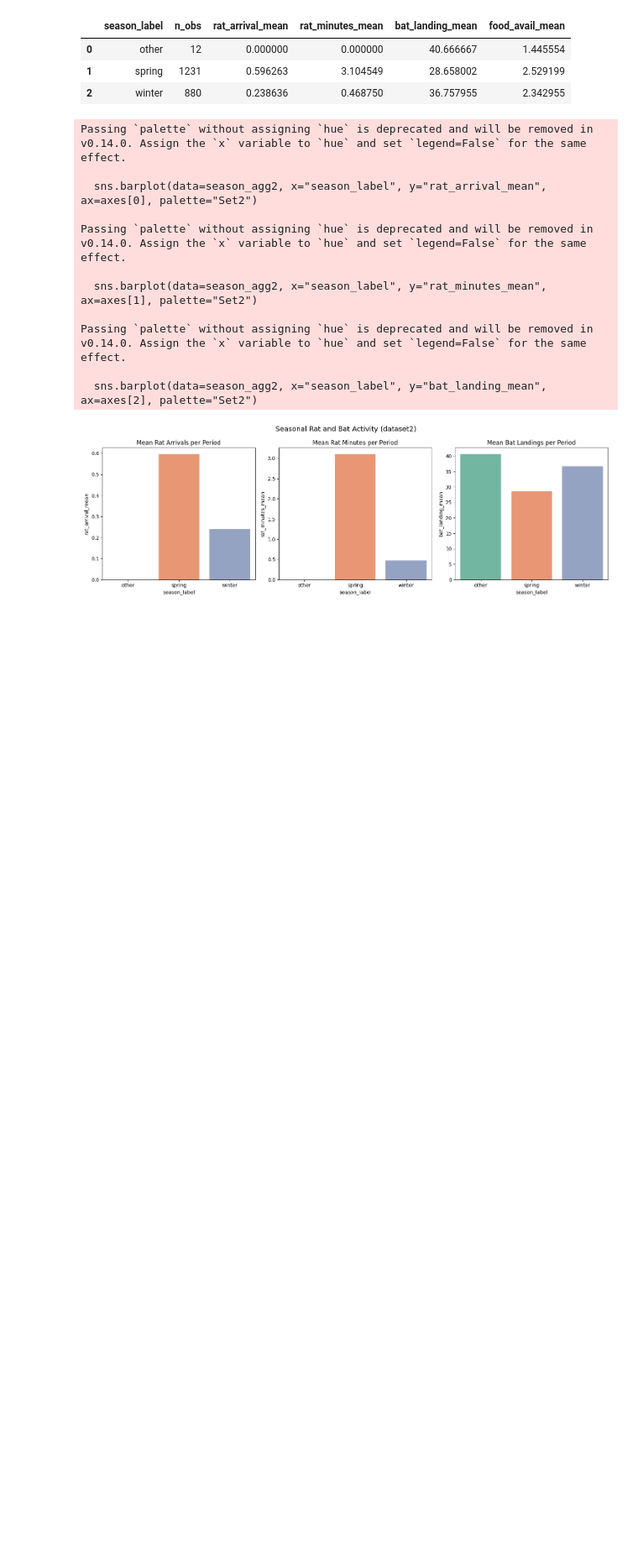
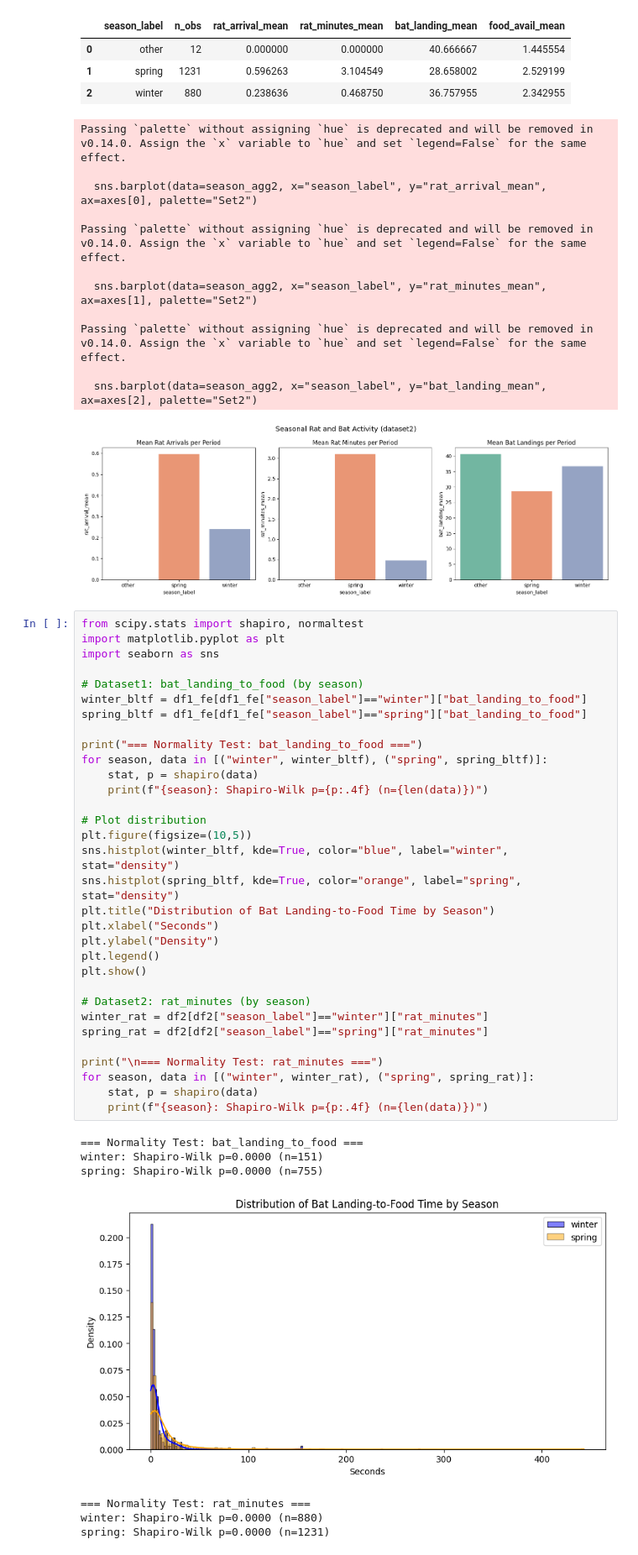
Before and after one commit to Harinder-cdu/HIT410-group54, a Jupyter notebook: bat_vs_rat.ipynb, the cells around one changed output. Shown: that part at 84% size. Drawn from its saved outputs; the diff is of its cells as text; blank space fills up the shorter version.

Commit message:
Add files via upload
inferential stats

```diff
--- a/bat_vs_rat.ipynb
+++ b/bat_vs_rat.ipynb
@@ -731,3 +731,43 @@ Passing `palette` without assigning `hue` is deprecated and will be removed in v
 
   sns.barplot(data=season_agg2, x="season_label", y="bat_landing_mean", ax=axes[2], palette="Set2")
 [figure]
+# %%
+from scipy.stats import shapiro, normaltest
+import matplotlib.pyplot as plt
+import seaborn as sns
+
+# Dataset1: bat_landing_to_food (by season)
+winter_bltf = df1_fe[df1_fe["season_label"]=="winter"]["bat_landing_to_food"]
+spring_bltf = df1_fe[df1_fe["season_label"]=="spring"]["bat_landing_to_food"]
+
+print("=== Normality Test: bat_landing_to_food ===")
+for season, data in [("winter", winter_bltf), ("spring", spring_bltf)]:
+    stat, p = shapiro(data)
+    print(f"{season}: Shapiro-Wilk p={p:.4f} (n={len(data)})")
+
+# Plot distribution
+plt.figure(figsize=(10,5))
+sns.histplot(winter_bltf, kde=True, color="blue", label="winter", stat="density")
+sns.histplot(spring_bltf, kde=True, color="orange", label="spring", stat="density")
+plt.title("Distribution of Bat Landing-to-Food Time by Season")
+plt.xlabel("Seconds")
+plt.ylabel("Density")
+plt.legend()
+plt.show()
+
+# Dataset2: rat_minutes (by season)
+winter_rat = df2[df2["season_label"]=="winter"]["rat_minutes"]
+spring_rat = df2[df2["season_label"]=="spring"]["rat_minutes"]
+
+print("\n=== Normality Test: rat_minutes ===")
+for season, data in [("winter", winter_rat), ("spring", spring_rat)]:
+    stat, p = shapiro(data)
+    print(f"{season}: Shapiro-Wilk p={p:.4f} (n={len(data)})")
+# %% [output]
+=== Normality Test: bat_landing_to_food ===
+winter: Shapiro-Wilk p=0.0000 (n=151)
+spring: Shapiro-Wilk p=0.0000 (n=755)
+[figure, added]
+=== Normality Test: rat_minutes ===
+winter: Shapiro-Wilk p=0.0000 (n=880)
+spring: Shapiro-Wilk p=0.0000 (n=1231)
```
Also changed, not shown: parts of 2 cells of this notebook.
